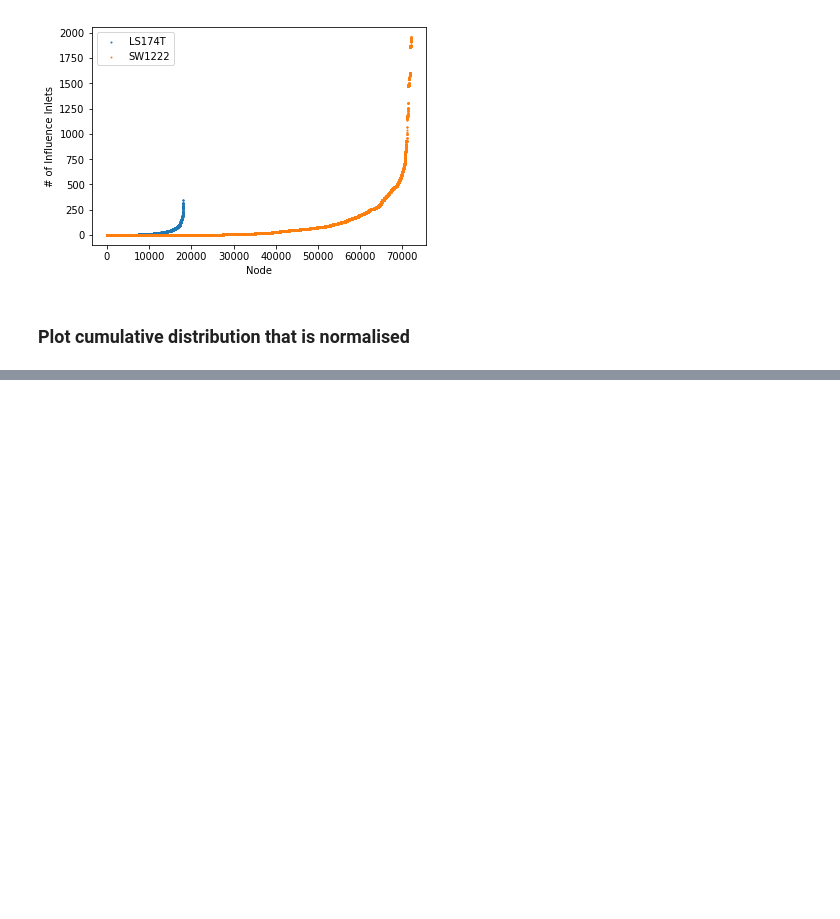
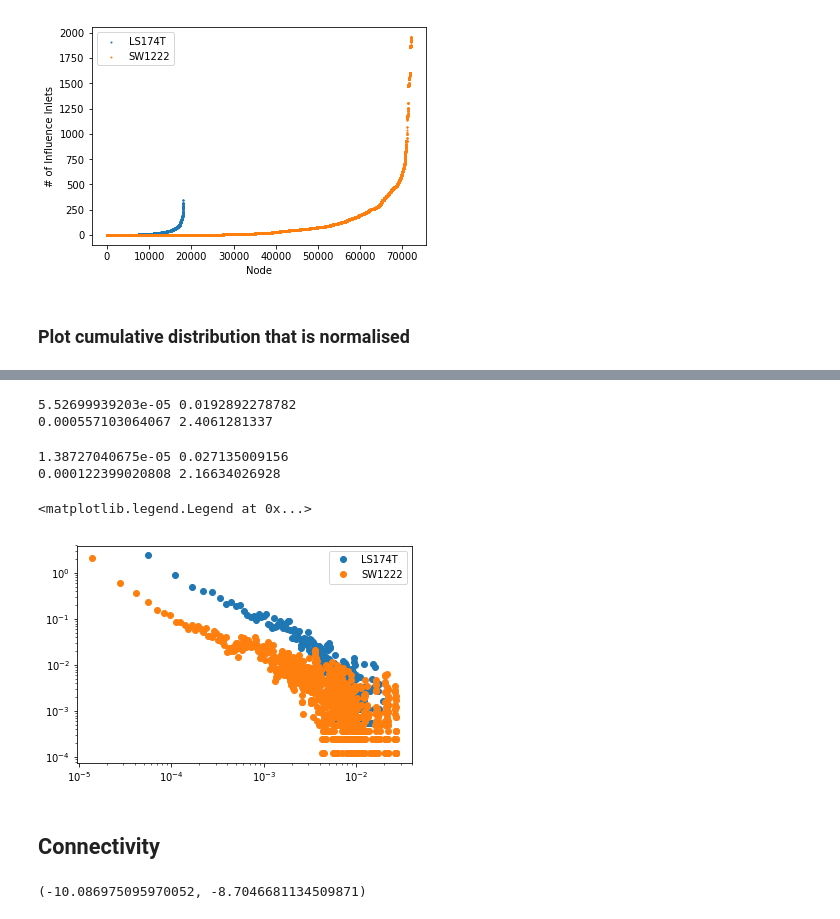
Before and after one commit to magdyksaleh/cs224w_ssm, a Jupyter notebook: notebooks/nodeInletInfluence.ipynb, the cells around one changed output, grey strips where cells are left out. Cells and saved outputs as stored; diff of their text form; code cells hidden in the pictures; blank space fills up the shorter version.

Commit message:
connectivity

```diff
--- a/notebooks/nodeInletInfluence.ipynb
+++ b/notebooks/nodeInletInfluence.ipynb
@@ -63,0 +57,33 @@ plt.scatter(collections.Counter(sortedCounts_SW).keys(), collections.Counter(sor
+# %%
+inlets_LS = getInletIds(G_LS174t)
+x = collections.Counter(sortedCounts_LS)
+x_normalised_LS = [float(y)/G_LS174t.GetNodes() for y in x.keys()]
+y_normalised_LS = [float(y)/len(inlets_LS) for y in x.values()]
+
+print min(x_normalised_LS), max(x_normalised_LS)
+print min(y_normalised_LS), max(y_normalised_LS)
+# %% [output]
+5.52699939203e-05 0.0192892278782
+0.000557103064067 2.4061281337
+# %%
+inlets_SW = getInletIds(G_SW1222)
+x = collections.Counter(sortedCounts_SW)
+x_normalised_SW = [float(y)/G_SW1222.GetNodes() for y in x.keys()]
+y_normalised_SW = [float(y)/len(inlets_SW) for y in x.values()]
+
+print min(x_normalised_SW), max(x_normalised_SW)
+print min(y_normalised_SW), max(y_normalised_SW)
+# %% [output]
+1.38727040675e-05 0.027135009156
+0.000122399020808 2.16634026928
+# %%
+plt.plot(x_normalised_LS, y_normalised_LS,'o',label="LS174T")
+plt.plot(x_normalised_SW, y_normalised_SW,'o', label="SW1222")
+plt.xscale('log')
+plt.yscale('log')
+plt.legend()
+# %% [output]
+<matplotlib.legend.Legend at 0x...>
+[figure, added]
+# %% [markdown]
+## Connectivity
@@ -63,0 +104,4 @@ plt.scatter(collections.Counter(sortedCounts_SW).keys(), collections.Counter(sor
+# %%
+min(SW_conn_log), min(LS_conn_log)
+# %% [output]
+(-10.086975095970052, -8.7046681134509871)
```
Also changed, not shown: parts of 6 cells of this notebook.
